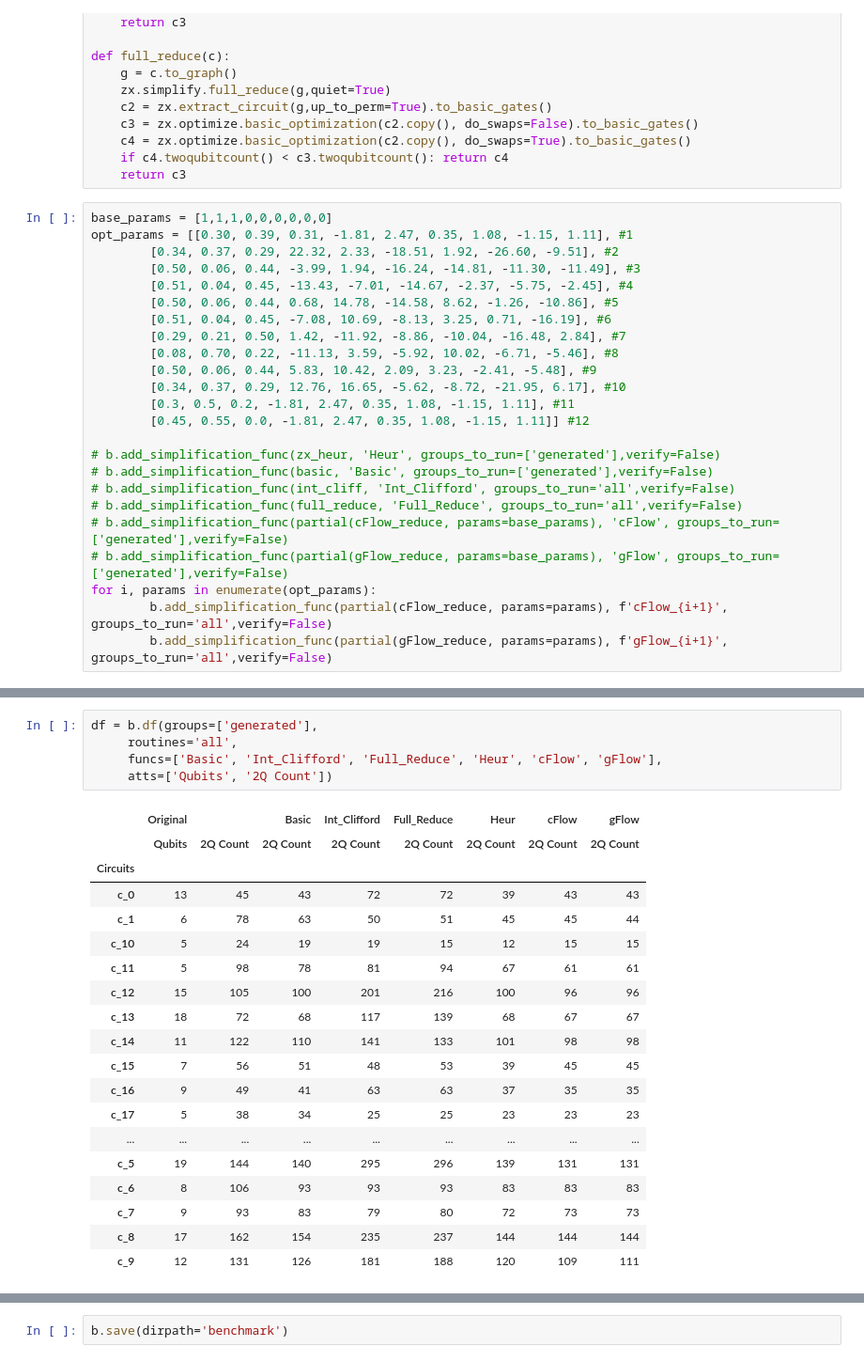
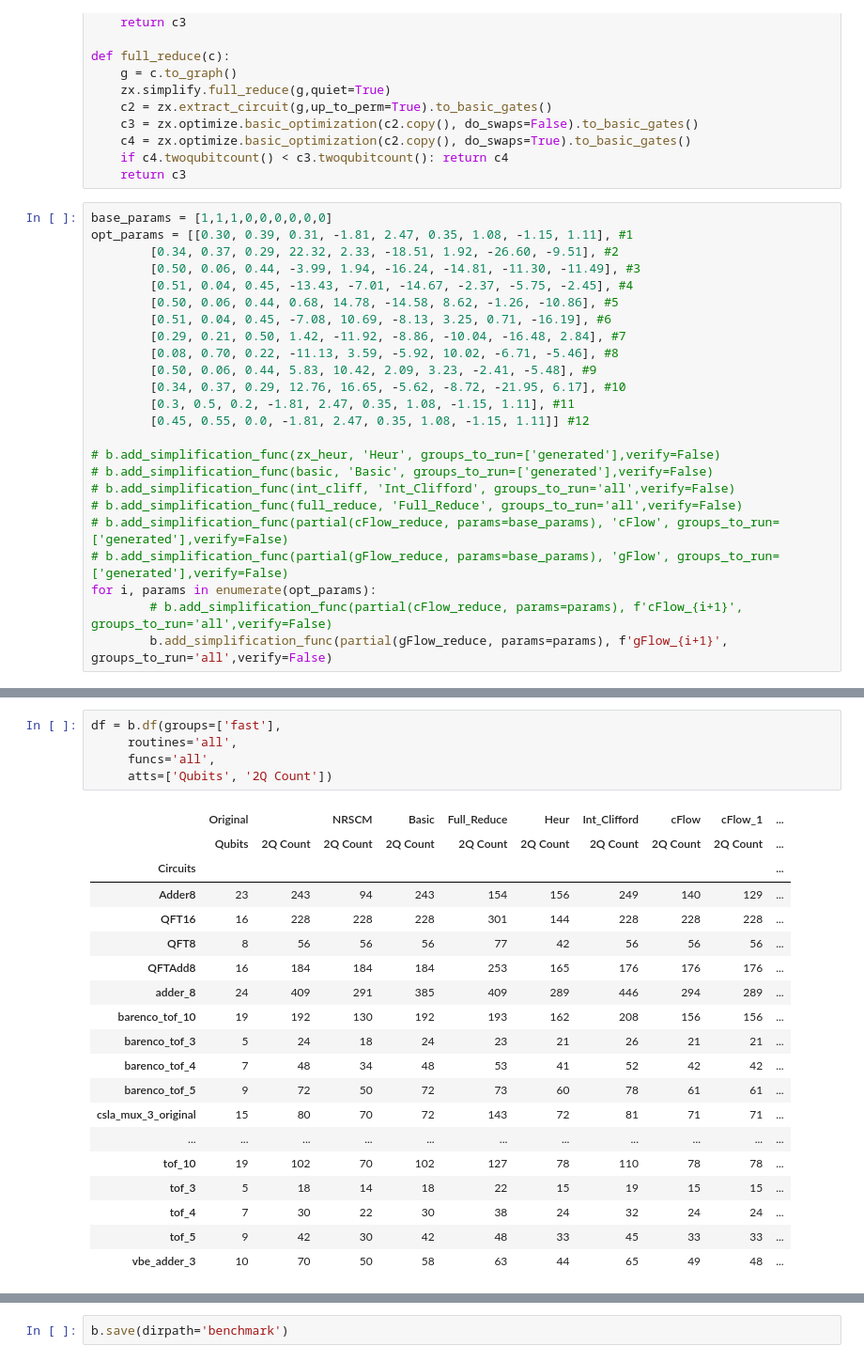
Before and after one commit to calumholker/pyzx, a Jupyter notebook: optimisation/benchmarking.ipynb, the cells around one changed output, grey strips where cells are left out. Shown at 94% size. Saved outputs shown, nothing was run; the diff lists cells and outputs as text.

```diff
--- a/optimisation/benchmarking.ipynb
+++ b/optimisation/benchmarking.ipynb
@@ -113,6 +113,6 @@ opt_params = [[0.30, 0.39, 0.31, -1.81, 2.47, 0.35, 1.08, -1.15, 1.11], #1
 # b.add_simplification_func(partial(cFlow_reduce, params=base_params), 'cFlow', groups_to_run=['generated'],verify=False)
 # b.add_simplification_func(partial(gFlow_reduce, params=base_params), 'gFlow', groups_to_run=['generated'],verify=False)
 for i, params in enumerate(opt_params):
-        b.add_simplification_func(partial(cFlow_reduce, params=params), f'cFlow_{i+1}', groups_to_run='all',verify=False)
+        # b.add_simplification_func(partial(cFlow_reduce, params=params), f'cFlow_{i+1}', groups_to_run='all',verify=False)
         b.add_simplification_func(partial(gFlow_reduce, params=params), f'gFlow_{i+1}', groups_to_run='all',verify=False)
 # %% [output]
@@ -147,25 +130,25 @@ Loaded circuit groups:  ['fast', 'generated']
 # %%
-df = b.df(groups=['generated'],
+df = b.df(groups=['fast'],
      routines='all',
-     funcs=['Basic', 'Int_Clifford', 'Full_Reduce', 'Heur', 'cFlow', 'gFlow'],
+     funcs='all',
      atts=['Qubits', '2Q Count'])
 # %% [output]
-|  | Original |  | Basic | Int_Clifford | Full_Reduce | Heur | cFlow | gFlow |
-|  | Qubits | 2Q Count | 2Q Count | 2Q Count | 2Q Count | 2Q Count | 2Q Count | 2Q Count |
-| Circuits |  |  |  |  |  |  |  |  |
-| c_0 | 13 | 45 | 43 | 72 | 72 | 39 | 43 | 43 |
-| c_1 | 6 | 78 | 63 | 50 | 51 | 45 | 45 | 44 |
-| c_10 | 5 | 24 | 19 | 19 | 15 | 12 | 15 | 15 |
-| c_11 | 5 | 98 | 78 | 81 | 94 | 67 | 61 | 61 |
-| c_12 | 15 | 105 | 100 | 201 | 216 | 100 | 96 | 96 |
-| c_13 | 18 | 72 | 68 | 117 | 139 | 68 | 67 | 67 |
-| c_14 | 11 | 122 | 110 | 141 | 133 | 101 | 98 | 98 |
-| c_15 | 7 | 56 | 51 | 48 | 53 | 39 | 45 | 45 |
-| c_16 | 9 | 49 | 41 | 63 | 63 | 37 | 35 | 35 |
-| c_17 | 5 | 38 | 34 | 25 | 25 | 23 | 23 | 23 |
-| ... | ... | ... | ... | ... | ... | ... | ... | ... |
-| c_5 | 19 | 144 | 140 | 295 | 296 | 139 | 131 | 131 |
-| c_6 | 8 | 106 | 93 | 93 | 93 | 83 | 83 | 83 |
-| c_7 | 9 | 93 | 83 | 79 | 80 | 72 | 73 | 73 |
-| c_8 | 17 | 162 | 154 | 235 | 237 | 144 | 144 | 144 |
-| c_9 | 12 | 131 | 126 | 181 | 188 | 120 | 109 | 111 |
+|  | Original |  | NRSCM | Basic | Full_Reduce | Heur | Int_Clifford | cFlow | cFlow_1 | ... |
+|  | Qubits | 2Q Count | 2Q Count | 2Q Count | 2Q Count | 2Q Count | 2Q Count | 2Q Count | 2Q Count | ... |
+| Circuits |  |  |  |  |  |  |  |  |  | ... |
+| Adder8 | 23 | 243 | 94 | 243 | 154 | 156 | 249 | 140 | 129 | ... |
+| QFT16 | 16 | 228 | 228 | 228 | 301 | 144 | 228 | 228 | 228 | ... |
+| QFT8 | 8 | 56 | 56 | 56 | 77 | 42 | 56 | 56 | 56 | ... |
+| QFTAdd8 | 16 | 184 | 184 | 184 | 253 | 165 | 176 | 176 | 176 | ... |
+| adder_8 | 24 | 409 | 291 | 385 | 409 | 289 | 446 | 294 | 289 | ... |
+| barenco_tof_10 | 19 | 192 | 130 | 192 | 193 | 162 | 208 | 156 | 156 | ... |
+| barenco_tof_3 | 5 | 24 | 18 | 24 | 23 | 21 | 26 | 21 | 21 | ... |
+| barenco_tof_4 | 7 | 48 | 34 | 48 | 53 | 41 | 52 | 42 | 42 | ... |
+| barenco_tof_5 | 9 | 72 | 50 | 72 | 73 | 60 | 78 | 61 | 61 | ... |
+| csla_mux_3_original | 15 | 80 | 70 | 72 | 143 | 72 | 81 | 71 | 71 | ... |
+| ... | ... | ... | ... | ... | ... | ... | ... | ... | ... | ... |
+| tof_10 | 19 | 102 | 70 | 102 | 127 | 78 | 110 | 78 | 78 | ... |
+| tof_3 | 5 | 18 | 14 | 18 | 22 | 15 | 19 | 15 | 15 | ... |
+| tof_4 | 7 | 30 | 22 | 30 | 38 | 24 | 32 | 24 | 24 | ... |
+| tof_5 | 9 | 42 | 30 | 42 | 48 | 33 | 45 | 33 | 33 | ... |
+| vbe_adder_3 | 10 | 70 | 50 | 58 | 63 | 44 | 65 | 49 | 48 | ... |
```
Also changed, not shown: parts of 5 cells of this notebook, 3 other files.
